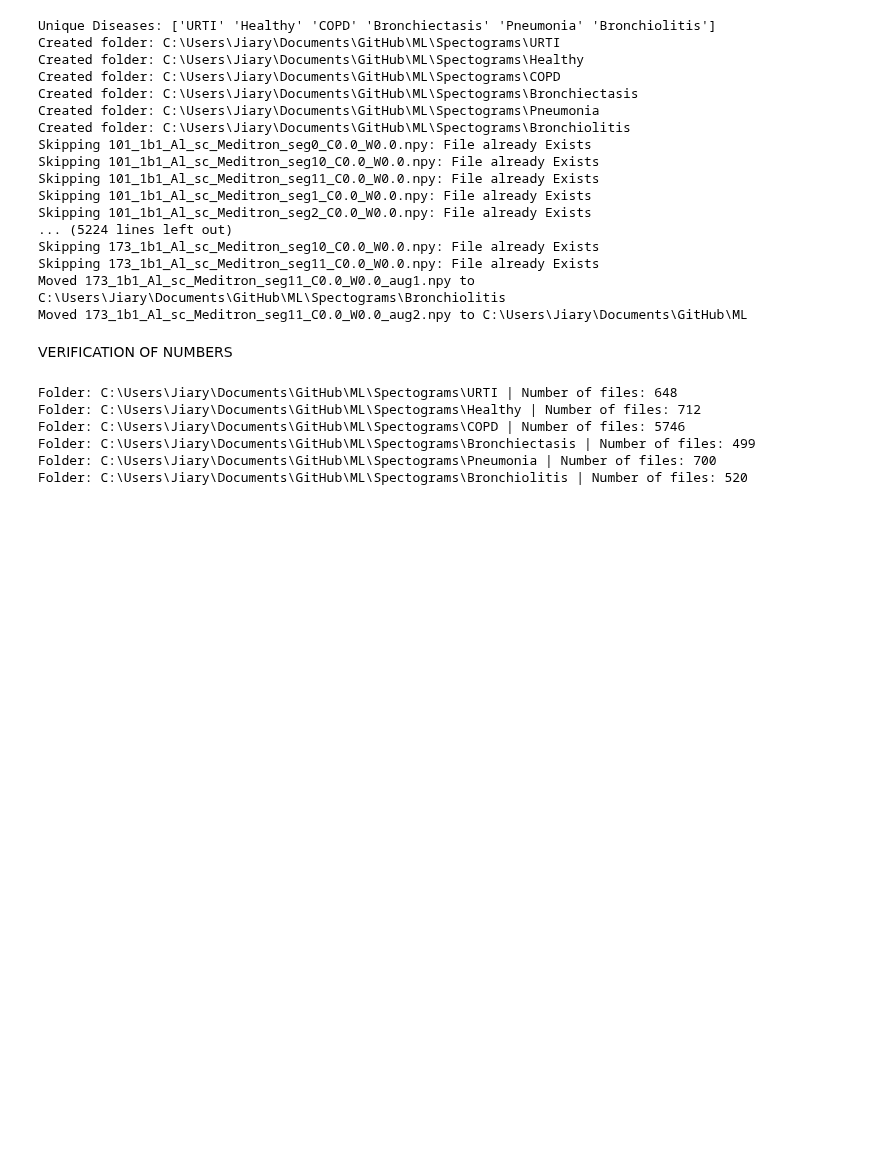
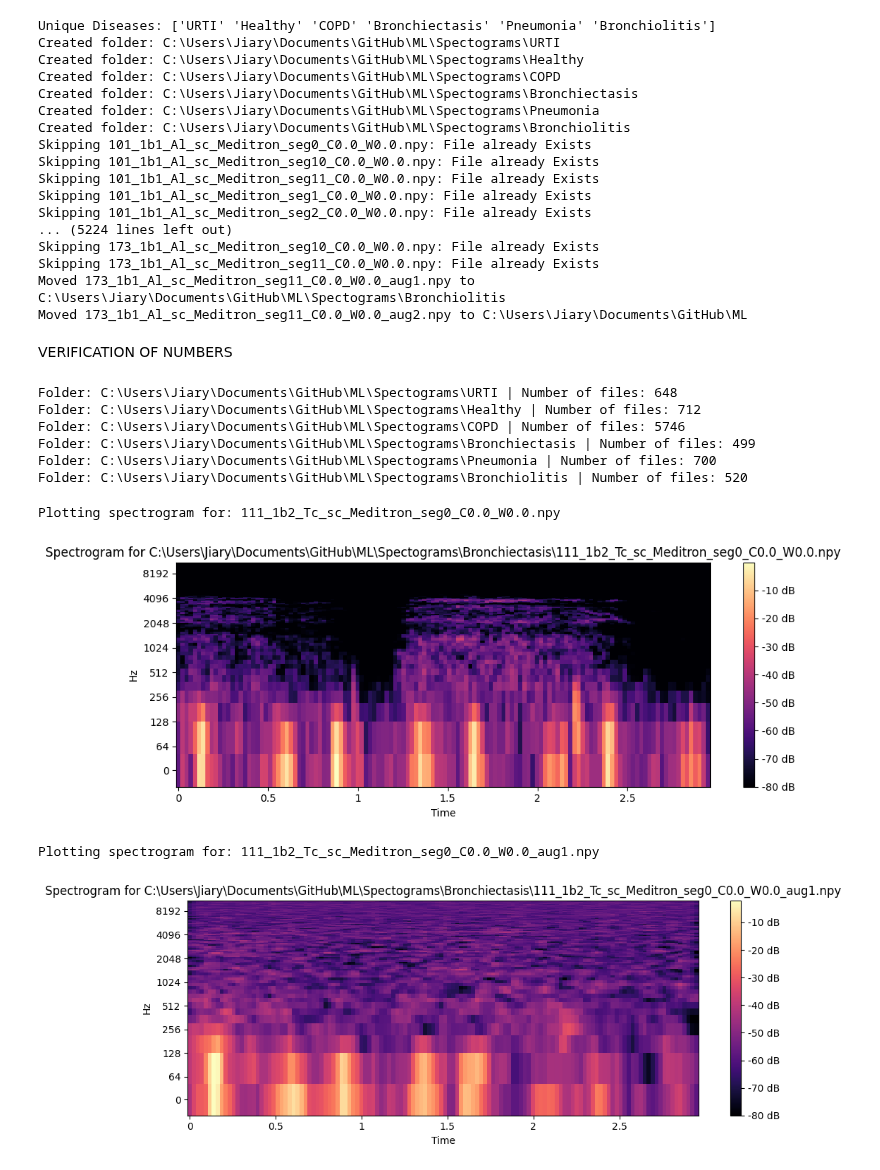
Before and after one commit to MURERWADANIEL1/Final_Year_Project, a Jupyter notebook: Project/FeatureExtraction.ipynb, the cells around one changed output. Saved outputs shown, nothing was run; the diff lists cells and outputs as text; code cells hidden in the pictures; blank space fills up the shorter version.

```diff
--- a/Project/FeatureExtraction.ipynb
+++ b/Project/FeatureExtraction.ipynb
@@ -263,3 +263,50 @@ Folder: C:\Users\Jiary\Documents\GitHub\ML\Spectograms\COPD | Number of files: 5
 Folder: C:\Users\Jiary\Documents\GitHub\ML\Spectograms\Bronchiectasis | Number of files: 499
 Folder: C:\Users\Jiary\Documents\GitHub\ML\Spectograms\Pneumonia | Number of files: 700
 Folder: C:\Users\Jiary\Documents\GitHub\ML\Spectograms\Bronchiolitis | Number of files: 520
+# %%
+# List of example .npy files
+numarray_dir=r'C:\Users\Jiary\Documents\GitHub\ML\Spectograms\Bronchiectasis'
+example_files = [
+    "111_1b2_Tc_sc_Meditron_seg0_C0.0_W0.0.npy",
+    "111_1b2_Tc_sc_Meditron_seg0_C0.0_W0.0_aug1.npy"
+]
+for file_name in example_files:
+    file_path = os.path.join(numarray_dir, file_name)
+    if os.path.exists(file_path):
+        data = np.load(file_path)
+        print(f'File: {file_name}, Shape: {data.shape}')
+    else:
+        print(f'File not found: {file_name}')
+
+# Function to plot spectrogram from a .npy file
+def plot_spectrogram_from_npy(file_path):
+    # Load the .npy file
+    data = np.load(file_path)
+
+    # Remove the singleton dimension (128, 128, 1) -> (128, 128)
+    if data.shape[-1] == 1:
+        spectrogram = np.squeeze(data, axis=-1)
+    else:
+        spectrogram = data
+
+    # Plot the spectrogram
+    plt.figure(figsize=(10, 4))
+    librosa.display.specshow(spectrogram, x_axis='time', y_axis='log')
+    plt.colorbar(format='%+2.0f dB')
+    plt.title(f'Spectrogram for {file_path}')
+    plt.tight_layout()
+    plt.show()
+
+# Plot spectrograms for the example files
+for file_name in example_files:
+    file_path = os.path.join(numarray_dir, file_name)
+    if os.path.exists(file_path):
+        print(f'Plotting spectrogram for: {file_name}')
+        plot_spectrogram_from_npy(file_path)
+    else:
+        print(f'File not found: {file_name}')
+# %% [output]
+Plotting spectrogram for: 111_1b2_Tc_sc_Meditron_seg0_C0.0_W0.0.npy
+[figure, added]
+Plotting spectrogram for: 111_1b2_Tc_sc_Meditron_seg0_C0.0_W0.0_aug1.npy
+[figure, added]
```
Also changed, not shown: 5 other files.
